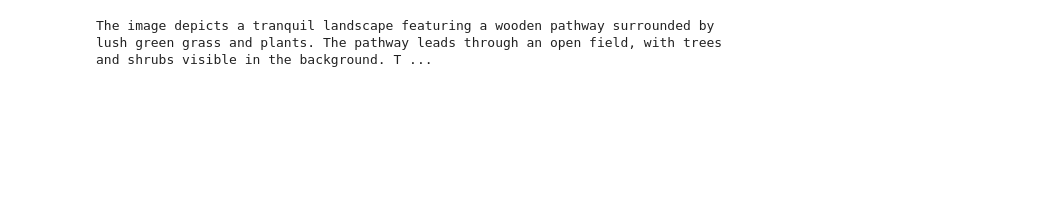
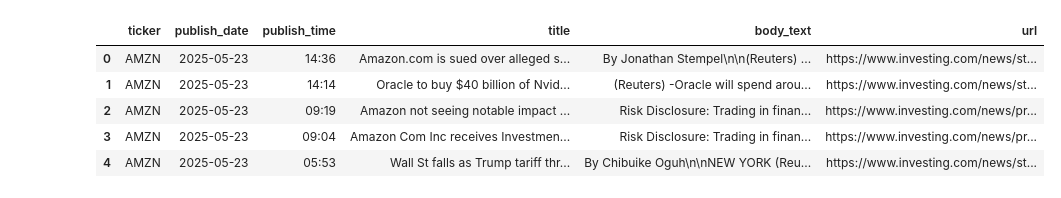
Before and after one commit to Takedaxz/Stock-Analysis, a Jupyter notebook: SentimentAnalysis/LLM/DeepSeekNewsAnalysis.ipynb, the cells around one changed output. Saved outputs shown, nothing was run; the diff lists cells and outputs as text; code cells hidden in the pictures; blank space fills up the shorter version.

```diff
--- a/SentimentAnalysis/LLM/DeepSeekNewsAnalysis.ipynb
+++ b/SentimentAnalysis/LLM/DeepSeekNewsAnalysis.ipynb
@@ -19,28 +48,3 @@ client = OpenAI(
   base_url="https://openrouter.ai/api/v1",
   api_key=api_key,
 )
-
-completion = client.chat.completions.create(
-  extra_body={},
-  model="openai/gpt-4o-mini",
-  messages=[
-    {
-      "role": "user",
-      "content": [
-        {
-          "type": "text",
-          "text": "What is in this image?"
-        },
-        {
-          "type": "image_url",
-          "image_url": {
-            "url": "https://upload.wikimedia.org/wikipedia/commons/thumb/d/dd/Gfp-wisconsin-madison-the-nature-boardwalk.jpg/2560px-Gfp-wisconsin-madison-the-nature-boardwalk.jpg"
-          }
-        }
-      ]
-    }
-  ]
-)
-print(completion.choices[0].message.content)
-# %% [output]
-The image depicts a tranquil landscape featuring a wooden pathway surrounded by lush green grass and plants. The pathway leads through an open field, with trees and shrubs visible in the background. T ...
@@ -46,0 +77,10 @@ The image depicts a tranquil landscape featuring a wooden pathway surrounded by
+# %%
+df = pd.read_csv("../../DataCollection/Data/News/AMZN_2025-05-26_13-36-10.csv")
+display(df.head())
+# %% [output]
+|  | ticker | publish_date | publish_time | title | body_text | url |
+| 0 | AMZN | 2025-05-23 | 14:36 | Amazon.com is sued over alleged s... | By Jonathan Stempel\n\n(Reuters) ... | https://www.investing.com/news/st... |
+| 1 | AMZN | 2025-05-23 | 14:14 | Oracle to buy $40 billion of Nvid... | (Reuters) -Oracle will spend arou... | https://www.investing.com/news/st... |
+| 2 | AMZN | 2025-05-23 | 09:19 | Amazon not seeing notable impact ... | Risk Disclosure: Trading in finan... | https://www.investing.com/news/pr... |
+| 3 | AMZN | 2025-05-23 | 09:04 | Amazon Com Inc receives Investmen... | Risk Disclosure: Trading in finan... | https://www.investing.com/news/pr... |
+| 4 | AMZN | 2025-05-23 | 05:53 | Wall St falls as Trump tariff thr... | By Chibuike Oguh\n\nNEW YORK (Reu... | https://www.investing.com/news/st... |
```
Also changed, not shown: parts of 13 cells of this notebook.
